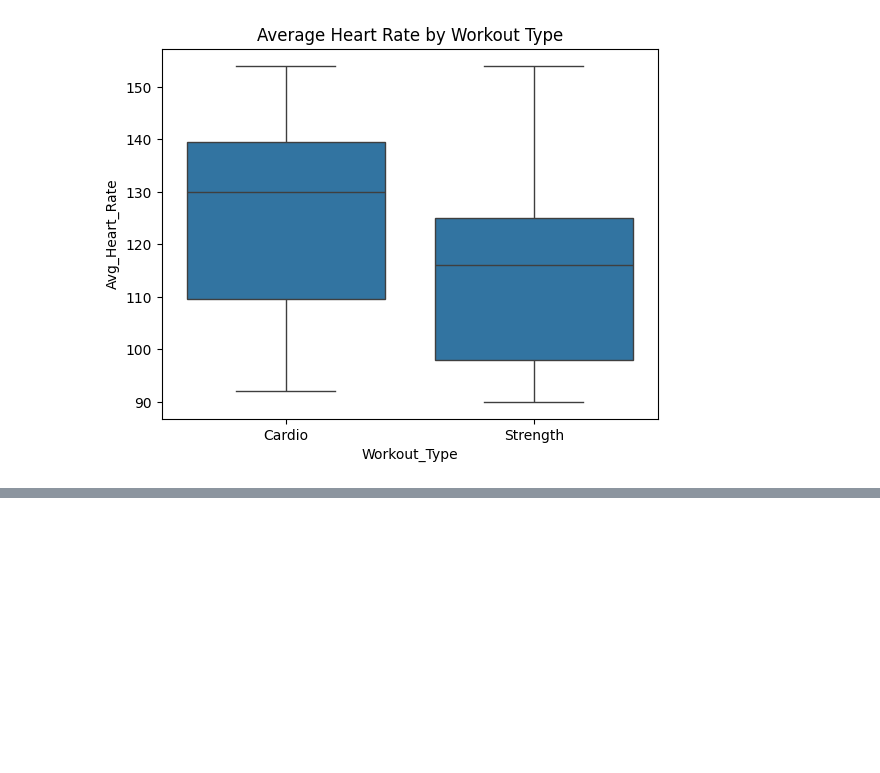
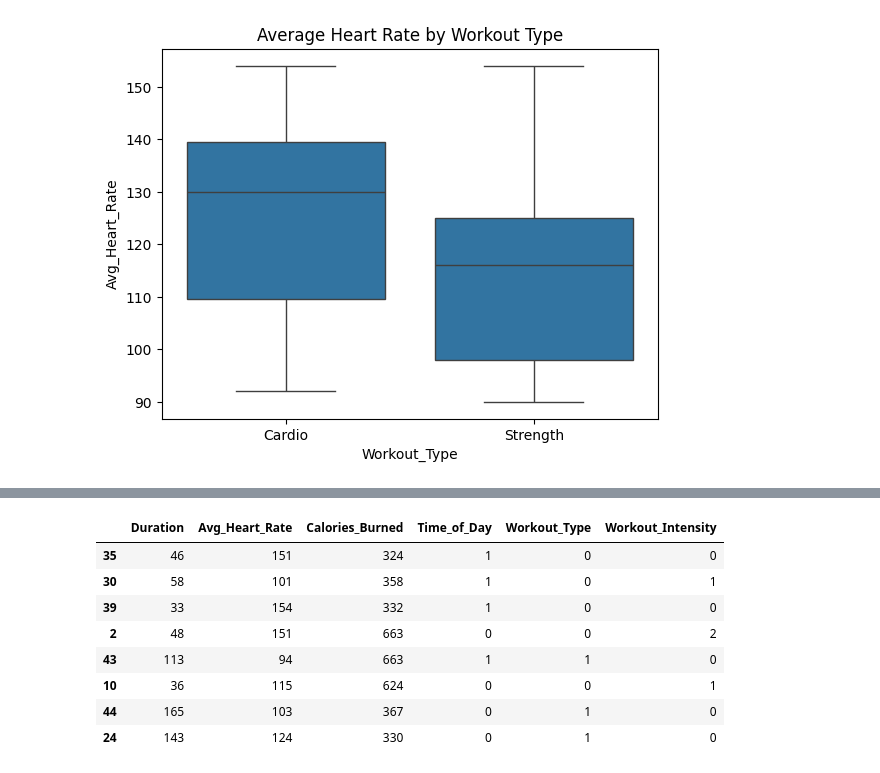
Before and after one commit to SylviaMwai/FitGuru-Classifier-Using-KNN, a Jupyter notebook: FitGuru_Classifier_Using_KNN.ipynb, the cells around one changed output, grey strips where cells are left out. Drawn from its saved outputs; the diff is of its cells as text; code cells hidden in the pictures; blank space fills up the shorter version.

```diff
--- a/FitGuru_Classifier_Using_KNN.ipynb
+++ b/FitGuru_Classifier_Using_KNN.ipynb
@@ -273,0 +285,20 @@ plt.show()
+# %%
+#preprocessing the species column
+from sklearn.preprocessing import LabelEncoder
+le=LabelEncoder()
+le = LabelEncoder()
+Data['Time_of_Day'] = le.fit_transform(Data['Time_of_Day'])
+Data['Workout_Type'] = le.fit_transform(Data['Workout_Type'])
+Data['Workout_Intensity'] = le.fit_transform(Data['Workout_Intensity'])
+
+Data.sample(8)
+# %% [output]
+|  | Duration | Avg_Heart_Rate | Calories_Burned | Time_of_Day | Workout_Type | Workout_Intensity |
+| 35 | 46 | 151 | 324 | 1 | 0 | 0 |
+| 30 | 58 | 101 | 358 | 1 | 0 | 1 |
+| 39 | 33 | 154 | 332 | 1 | 0 | 0 |
+| 2 | 48 | 151 | 663 | 0 | 0 | 2 |
+| 43 | 113 | 94 | 663 | 1 | 1 | 0 |
+| 10 | 36 | 115 | 624 | 0 | 0 | 1 |
+| 44 | 165 | 103 | 367 | 0 | 1 | 0 |
+| 24 | 143 | 124 | 330 | 0 | 1 | 0 |
```
Also changed, not shown: parts of 6 cells of this notebook.
